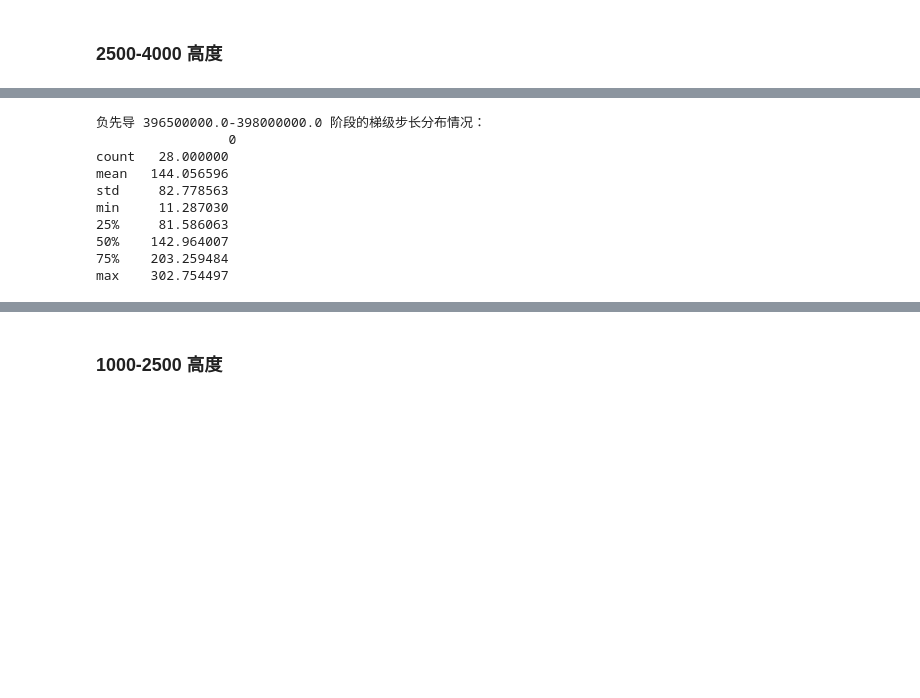
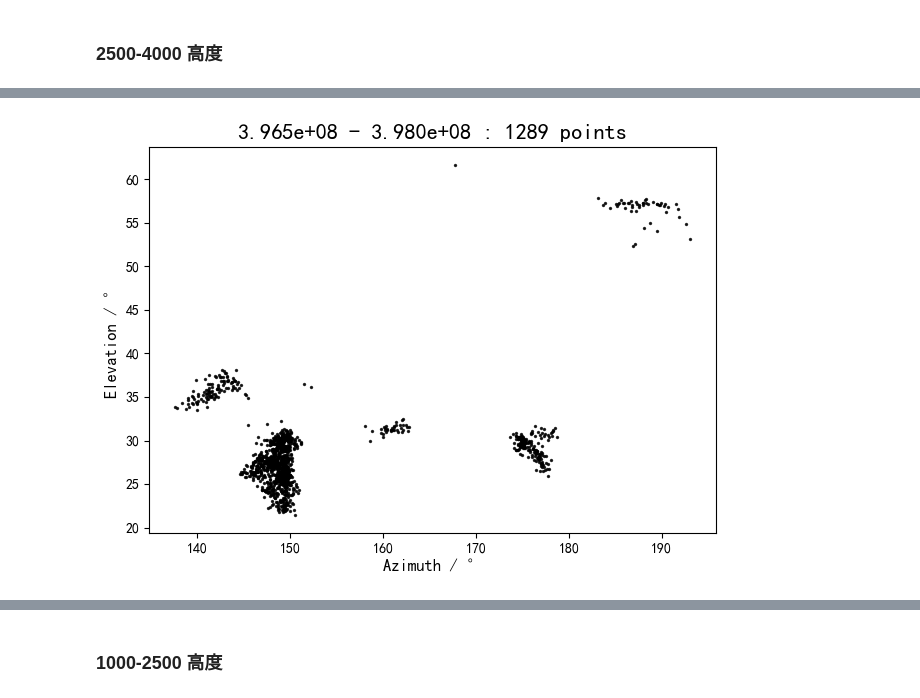
Before and after one commit to S0ngRu1/Lightning-Mapping, a Jupyter notebook: 2024/2d/Analysis Signal Interval.ipynb, the cells around one changed output, grey strips where cells are left out. Drawn from its saved outputs; the diff is of its cells as text; code cells hidden in the pictures; blank space fills up the shorter version.

```diff
--- a/2024/2d/Analysis Signal Interval.ipynb
+++ b/2024/2d/Analysis Signal Interval.ipynb
@@ -431,63 +335,16 @@ max    8460.000000
-# %%
-from sklearn.cluster import DBSCAN
-from scipy import stats
-# 计算梯级步长
-## Step1: 拿到每个间隔对应的位置范围
-filtered_indices = np.where(time_diffs > thea)
-filtered_start_loc = negative_lead_result.Start_loc.iloc[filtered_indices[0]].values    # .values 将结果转为Numpy数组
-start_locs = filtered_start_loc[:-1]  # 去掉最后一个元素
-end_locs = filtered_start_loc[1:]    # 去掉第一个元素
-# 拼接为元组列表
-loc_tuples = list(zip(start_locs, end_locs))
-
-# --- DBSCAN 聚类参数 ---
-epsilon = 200
-min_samples = 3
-
-distances = []
-# Step2: 三维结果中筛选出对应的结果
-for i, loc_tuple in enumerate(loc_tuples):
-    # 按时间范围筛选结果
-    filtered_loc_3d_result = filtered_3d_result[
-        (filtered_3d_result.yld_start_loc > loc_tuple[0] - 1) &
-        (filtered_3d_result.yld_start_loc < loc_tuple[1] + 1)
-    ]
-    if len(filtered_loc_3d_result) > min_samples:
-
-        # ====================DBSCAN聚类去噪====================
-        points_in_window = filtered_loc_3d_result[['x', 'y', 'z']].values
-        db = DBSCAN(eps=epsilon, min_samples=min_samples).fit(points_in_window)
-        cluster_labels = db.labels_
-        core_samples_labels = cluster_labels[cluster_labels != -1]
-        # 找到出现次数最多的簇ID
-        main_cluster_id = stats.mode(core_samples_labels).mode
-        main_path_mask = (cluster_labels == main_cluster_id)
-        if np.sum(main_path_mask) < 2:
-            continue
-        # 使用掩码从DataFrame中获取主路径的所有数据
-        main_path_df = filtered_loc_3d_result[main_path_mask]
-        # 对筛选出的主路径点，按时间重新排序
-        main_path_sorted_df = main_path_df.sort_values(by='yld_start_loc')
-        # 获取并输出主路径的起止位置
-        #    .iloc[0] 获取第一行, .iloc[-1] 获取最后一行
-        start_position = main_path_sorted_df.iloc[0][['x','y','z']].values
-        end_position = main_path_sorted_df.iloc[-1][['x','y','z']].values
-
-# Step3: 计算三维距离（步长）
-        distance = np.linalg.norm(end_position-start_position)
-        distances.append(distance)
-
-
-distances_df = pd.DataFrame(data=distances)
-print(f"负先导 {start_loc}-{end_loc} 阶段的梯级步长分布情况：\n",distances_df.describe())
-# %% [output]
-负先导 396500000.0-398000000.0 阶段的梯级步长分布情况：
-                 0
-count   28.000000
-mean   144.056596
-std     82.778563
-min     11.287030
-25%     81.586063
-50%    142.964007
-75%    203.259484
-max    302.754497
+# %%
+# 绘制二维结果
+start_loc = 3.965e8
+end_loc = 3.98e8
+# 对2d结果进行过滤筛选
+filtered_result = two_d_result[
+    (abs(two_d_result['t123']) < 1) &
+    (abs(two_d_result['Rcorr']) > 0.4) &
+    (two_d_result['Start_loc'] < end_loc) &
+    (two_d_result['Start_loc'] > start_loc) &
+    (two_d_result['Elevation'] < 80)
+]
+# 绘制图像
+plot_2d_result(filtered_result,start_loc, end_loc)
+# %% [output]
+[figure, added]
```
Also changed, not shown: parts of 82 cells of this notebook, 3 other files.
